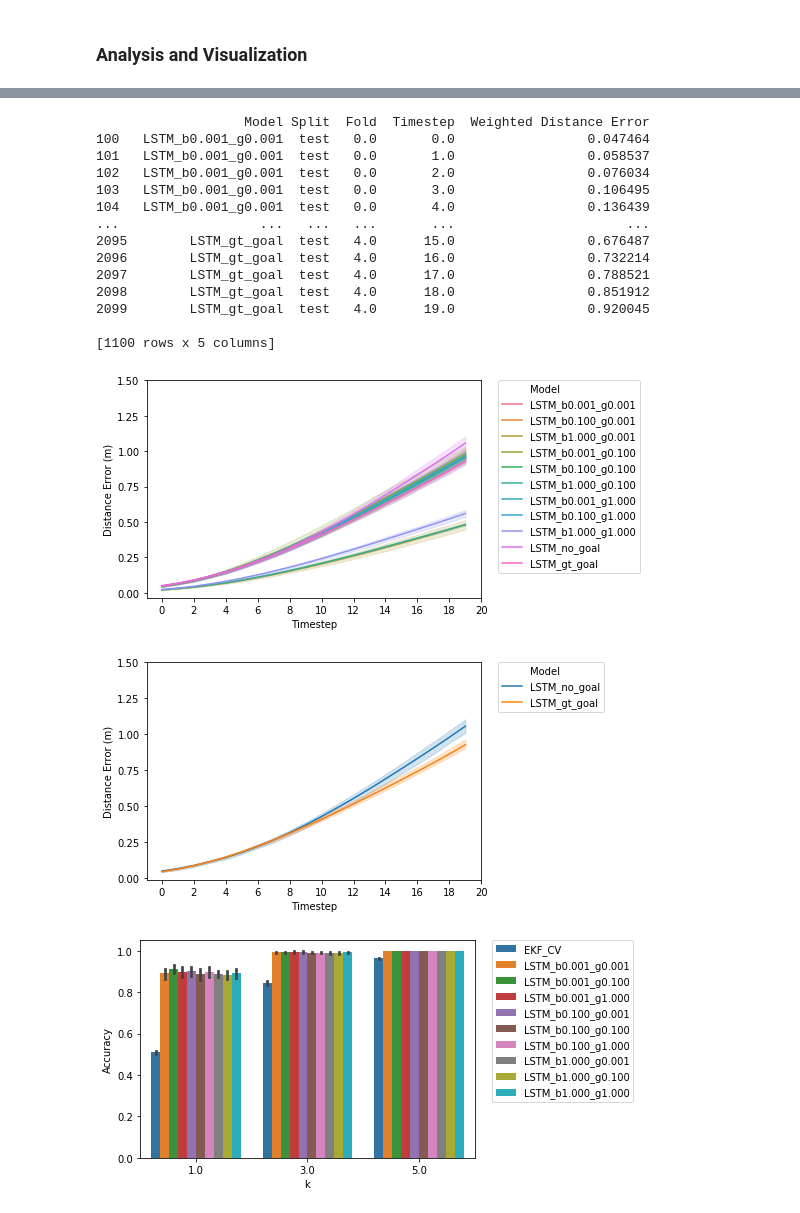
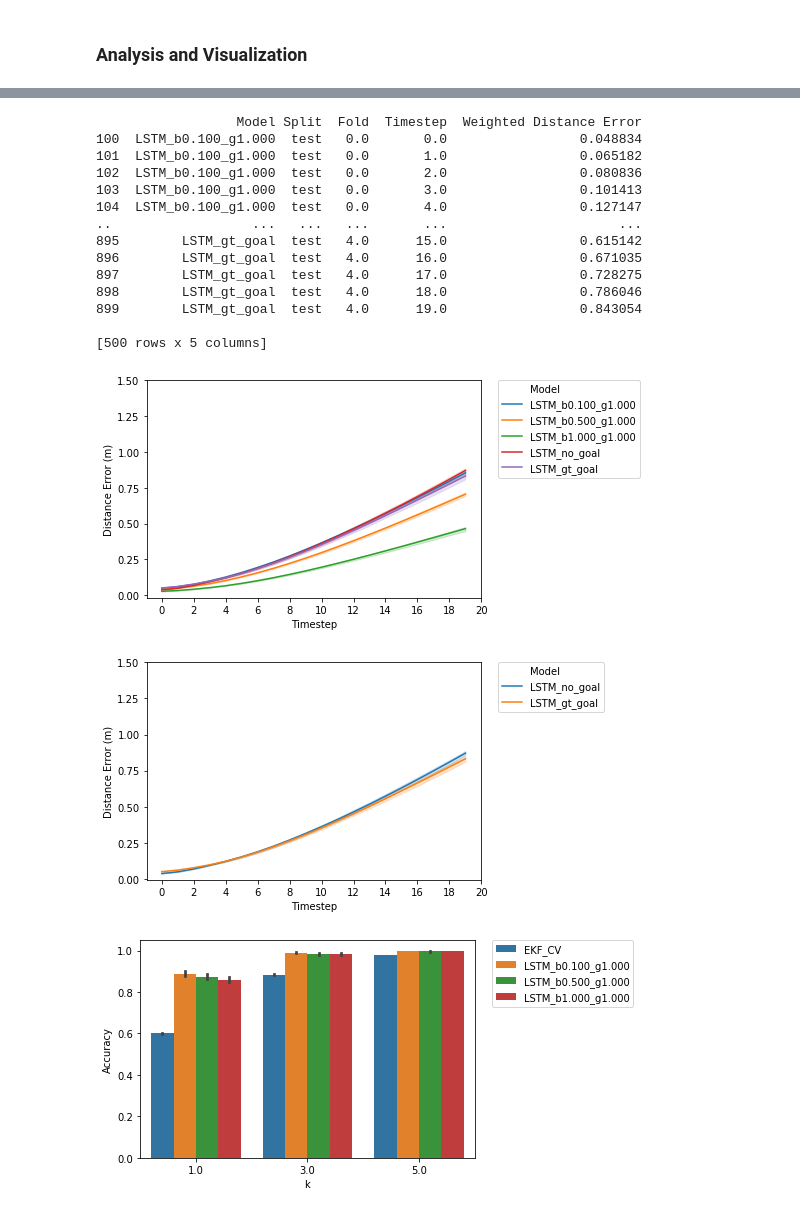
Before and after one commit to MPC-Berkeley/carla, a Jupyter notebook: PythonAPI/analysis/models_analysis.ipynb, the cells around one changed output, grey strips where cells are left out. Cells and saved outputs as stored; diff of their text form; code cells hidden in the pictures.

```diff
--- a/PythonAPI/analysis/models_analysis.ipynb
+++ b/PythonAPI/analysis/models_analysis.ipynb
@@ -138,7 +139,7 @@ def mean_entropy(goal_pred):
 MODE = 'TRAIN' # 'TRAIN' or 'LOAD'
 res_filename = 'model_comparison_dict.pkl'
 
-pklfiles_to_process = glob.glob('./dataset/*.pkl')
+pklfiles_to_process = glob.glob('./dataset/dataset_01_18*.pkl')
 pklfiles_to_process.sort()
 train_sets, test_sets = build_train_test_splits(pklfiles_to_process, num_pkl_folds=5)
 
@@ -165,8 +166,8 @@ future_shape        = (None, 20, 2)
 hidden_dim = 100
 top_k_goal = [0,1,2]
 
-for gamma in [0.001, 0.1, 1.0]:
-    for beta in [0.001, 0.1, 1.0]:
+for gamma in [1.0]:
+    for beta in [0.1, 0.5, 1.0]:
         models.append(
             CombinedLSTM(history_shape,
                          goal_position_shape,
@@ -215,7 +216,9 @@ if MODE is 'TRAIN':
                                 'goal_entropy'  : []}
 
         for i_fold, (train_set, test_set) in enumerate(zip(train_sets, test_sets)):
-            print('Training %s, Fold %d' % (name, i_fold))
+            now = datetime.datetime.now()
+            now = now.strftime("%Y-%m-%d-%H-%M-%S")
+            print('Training %s, Fold %d, Time %s' % (name, i_fold, now))
             model.fit(train_set, test_set)
             model.save('./model/%s_fold%d' % (name, i_fold))
 
@@ -254,7 +257,7 @@ if MODE is 'TRAIN':
         model_res_dict[name] = metric_dict
 
     # save the model_res_dict to ./results
-    filename = 'model_comparison_dict.pkl'
+    filename = 'model_comparison_dict_0118.pkl'
     pickle.dump(model_res_dict, open('./results/%s' % res_filename, 'wb'))
 elif MODE is 'LOAD':
     # TODO: maybe load models if needed?
@@ -347,7 +354,7 @@ for model in model_res_dict.keys():
             name = model
             traj_dist_vs_N = model_res_dict[model][split]['traj_dist_vs_N']
             # hack to only get ground truth goal based traj. pred once
-        elif 'b0.100_g0.100' in model:
+        elif 'b1.000_g1.000' in model:
             name = 'LSTM_gt_goal'
             traj_dist_vs_N = model_res_dict[model][split]['gtraj_dist_vs_N']
         else:
@@ -414,51 +421,51 @@ for model in model_res_dict.keys():
             for j_timestep, dist_timestep in enumerate(td):
                 data_list.append([name, split, i_fold, j_timestep, dist_timestep])
 
-gtraj_dist_vs_N_test = model_res_dict['LSTM_b0.100_g0.100']['test'] ['gtraj_dist_vs_N']
+gtraj_dist_vs_N_test = model_res_dict['LSTM_b1.000_g1.000']['test'] ['gtraj_dist_vs_N']
 for i_fold, td in enumerate(gtraj_dist_vs_N_test):
     for j_timestep, dist_timestep in enumerate(td):
         data_list.append(['LSTM_gt_goal', 'test', i_fold, j_timestep, dist_timestep])
 
-gtraj_dist_vs_N_train = model_res_dict['LSTM_b0.100_g0.001']['train']['gtraj_dist_vs_N']
+gtraj_dist_vs_N_train = model_res_dict['LSTM_b1.000_g1.000']['train']['gtraj_dist_vs_N']
 for i_fold, td in enumerate(gtraj_dist_vs_N_train):
     for j_timestep, dist_timestep in enumerate(td):
         data_list.append(['LSTM_gt_goal', 'train', i_fold, j_timestep, dist_timestep])
 
 traj_df = pd.DataFrame(data_list, columns=['Model', 'Split', 'Fold', 'Timestep', 'Weighted Distance Error'],dtype=float)
 traj_df_test = traj_df[traj_df.Split == 'test']
 print(traj_df_test)
 
 ax = sns.lineplot(x="Timestep", y="Weighted Distance Error", hue="Model", data=traj_df_test)
 plt.legend(bbox_to_anchor=(1.05, 1), loc=2, borderaxespad=0.)
 plt.ylabel('Distance Error (m)')
 plt.xticks(np.arange(0, 21, step=2))
 plt.yticks(np.arange(0, 1.51, step=0.25))
 plt.show()
 
 ax = sns.lineplot(x="Timestep", y="Weighted Distance Error", hue="Model", data=traj_df_test[(traj_df.Model == 'LSTM_no_goal') |
                                                                                             (traj_df.Model == 'LSTM_gt_goal')])
 plt.legend(bbox_to_anchor=(1.05, 1), loc=2, borderaxespad=0.)
 plt.ylabel('Distance Error (m)')
 plt.xticks(np.arange(0, 21, step=2))
 plt.yticks(np.arange(0, 1.51, step=0.25))
 plt.show()
 # %% [output]
-                   Model Split  Fold  Timestep  Weighted Distance Error
-100   LSTM_b0.001_g0.001  test   0.0       0.0                 0.047464
-101   LSTM_b0.001_g0.001  test   0.0       1.0                 0.058537
-102   LSTM_b0.001_g0.001  test   0.0       2.0                 0.076034
-103   LSTM_b0.001_g0.001  test   0.0       3.0                 0.106495
-104   LSTM_b0.001_g0.001  test   0.0       4.0                 0.136439
-...                  ...   ...   ...       ...                      ...
-2095        LSTM_gt_goal  test   4.0      15.0                 0.676487
-2096        LSTM_gt_goal  test   4.0      16.0                 0.732214
-2097        LSTM_gt_goal  test   4.0      17.0                 0.788521
-2098        LSTM_gt_goal  test   4.0      18.0                 0.851912
-2099        LSTM_gt_goal  test   4.0      19.0                 0.920045
+                  Model Split  Fold  Timestep  Weighted Distance Error
+100  LSTM_b0.100_g1.000  test   0.0       0.0                 0.048834
+101  LSTM_b0.100_g1.000  test   0.0       1.0                 0.065182
+102  LSTM_b0.100_g1.000  test   0.0       2.0                 0.080836
+103  LSTM_b0.100_g1.000  test   0.0       3.0                 0.101413
+104  LSTM_b0.100_g1.000  test   0.0       4.0                 0.127147
+..                  ...   ...   ...       ...                      ...
+895        LSTM_gt_goal  test   4.0      15.0                 0.615142
+896        LSTM_gt_goal  test   4.0      16.0                 0.671035
+897        LSTM_gt_goal  test   4.0      17.0                 0.728275
+898        LSTM_gt_goal  test   4.0      18.0                 0.786046
+899        LSTM_gt_goal  test   4.0      19.0                 0.843054
 
-[1100 rows x 5 columns]
+[500 rows x 5 columns]
-[figure, old version]
+[figure, new version]
-[figure, old version]
+[figure, new version]
 # %%
 # PLOT 3: Top K accuracy
 import pandas as pd
@@ -494,7 +501,7 @@ ax = sns.barplot(x='k', y='Accuracy', hue='Model', data=goal_df.sort_values(by=[
 plt.legend(bbox_to_anchor=(1.05, 1), loc=2, borderaxespad=0.)
 plt.show()
 # %% [output]
-[figure, old version]
+[figure, new version]
 # %%
 # PLOT 4: Entropy
 import pandas as pd
```
Also changed, not shown: parts of 9 cells of this notebook.
